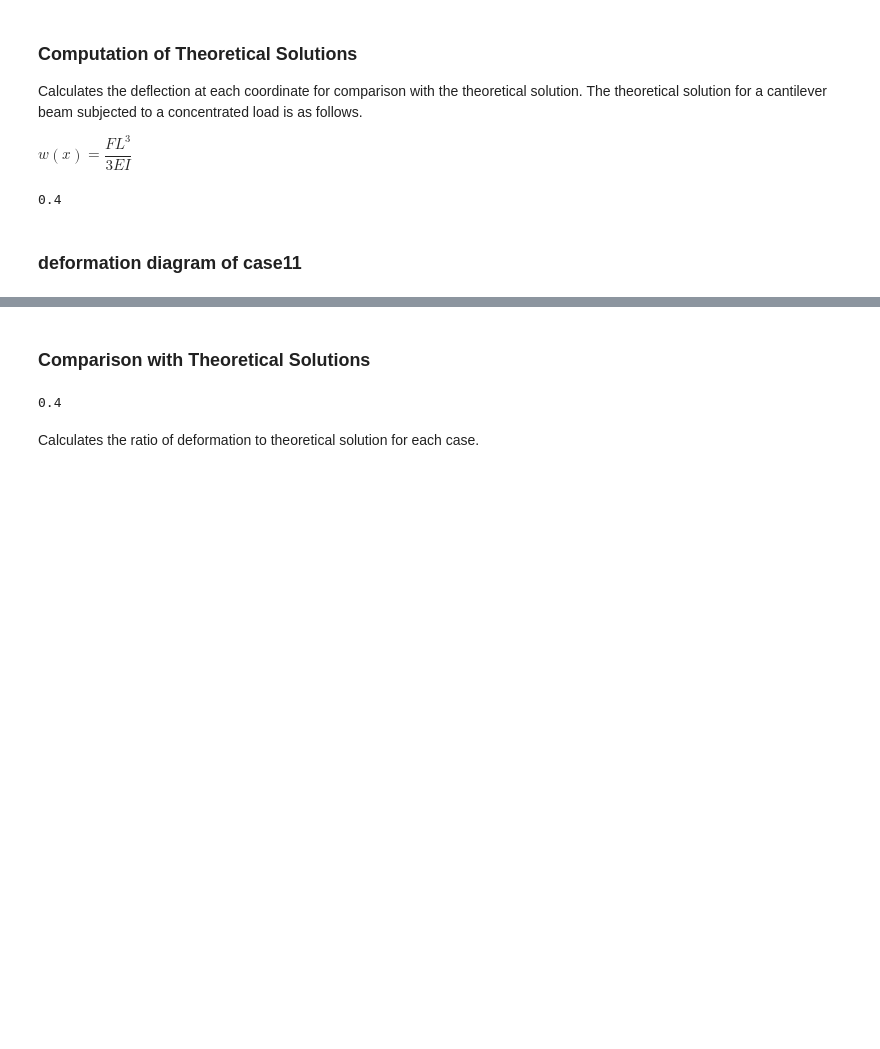
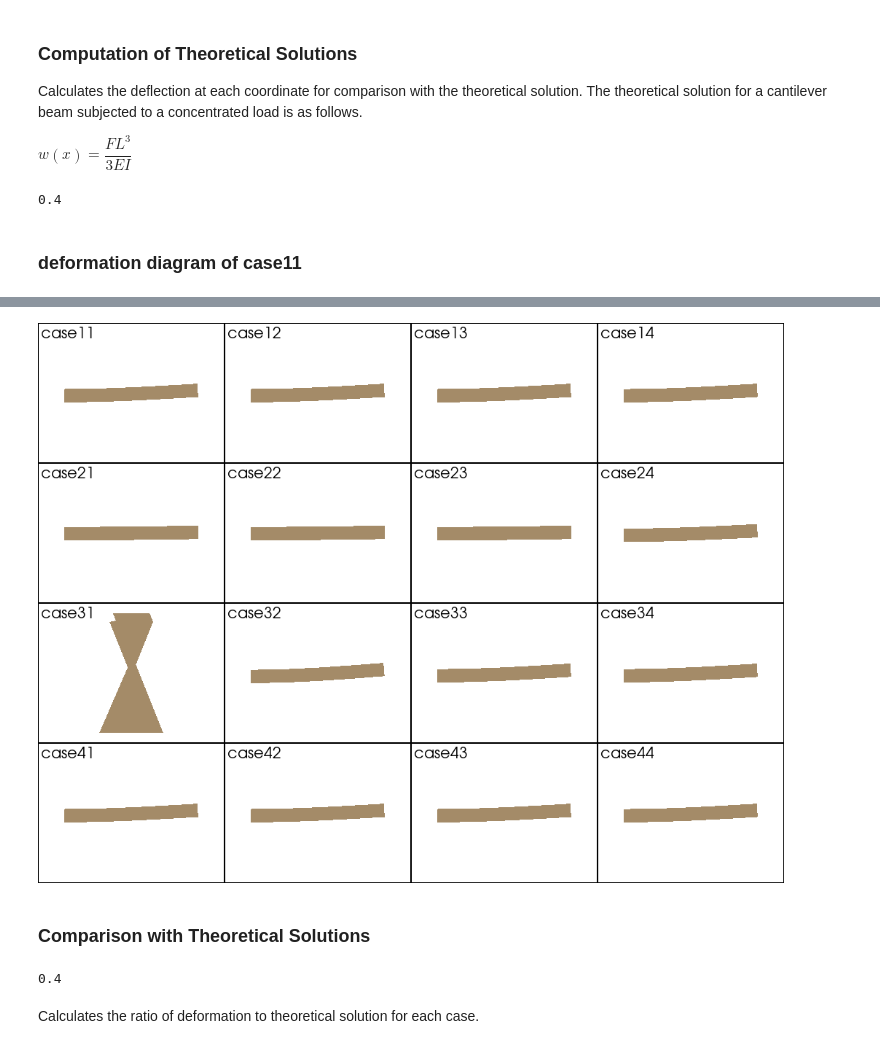
Before and after one commit to tkoyama010/awesome-getfem, a Jupyter notebook: doc/cantilever.ipynb, the cells around one changed output, grey strips where cells are left out. Saved outputs shown, nothing was run; the diff lists cells and outputs as text; code cells hidden in the pictures; blank space fills up the shorter version.

```diff
--- a/doc/cantilever.ipynb
+++ b/doc/cantilever.ipynb
@@ -529,3 +361,91 @@ display_png(Image("u_" + "case44" + ".png"))
+# %%
+import pyvista as pv
+
+p = pv.Plotter(shape=(4, 4))
+
+p.subplot(0, 0)
+mesh = pv.read("u_" + cases[0] + ".vtk")
+p.add_text(cases[0], font_size=10)
+p.add_mesh(mesh.warp_by_vector("u"), color="tan")
+
+p.subplot(0, 1)
+mesh = pv.read("u_" + cases[1] + ".vtk")
+p.add_text(cases[1], font_size=10)
+p.add_mesh(mesh.warp_by_vector("u"), color="tan")
+
+p.subplot(0, 2)
+mesh = pv.read("u_" + cases[2] + ".vtk")
+p.add_text(cases[2], font_size=10)
+p.add_mesh(mesh.warp_by_vector("u"), color="tan")
+
+p.subplot(0, 3)
+mesh = pv.read("u_" + cases[3] + ".vtk")
+p.add_text(cases[3], font_size=10)
+p.add_mesh(mesh.warp_by_vector("u"), color="tan")
+
+p.subplot(1, 0)
+mesh = pv.read("u_" + cases[4] + ".vtk")
+p.add_text(cases[4], font_size=10)
+p.add_mesh(mesh.warp_by_vector("u"), color="tan")
+
+p.subplot(1, 1)
+mesh = pv.read("u_" + cases[5] + ".vtk")
+p.add_text(cases[5], font_size=10)
+p.add_mesh(mesh.warp_by_vector("u"), color="tan")
+
+p.subplot(1, 2)
+mesh = pv.read("u_" + cases[6] + ".vtk")
+p.add_text(cases[6], font_size=10)
+p.add_mesh(mesh.warp_by_vector("u"), color="tan")
+
+p.subplot(1, 3)
+mesh = pv.read("u_" + cases[7] + ".vtk")
+p.add_text(cases[7], font_size=10)
+p.add_mesh(mesh.warp_by_vector("u"), color="tan")
+
+p.subplot(2, 0)
+mesh = pv.read("u_" + cases[8] + ".vtk")
+p.add_text(cases[8], font_size=10)
+p.add_mesh(mesh.warp_by_vector("u"), color="tan")
+
+p.subplot(2, 1)
+mesh = pv.read("u_" + cases[9] + ".vtk")
+p.add_text(cases[9], font_size=10)
+p.add_mesh(mesh.warp_by_vector("u"), color="tan")
+
+p.subplot(2, 2)
+mesh = pv.read("u_" + cases[10] + ".vtk")
+p.add_text(cases[10], font_size=10)
+p.add_mesh(mesh.warp_by_vector("u"), color="tan")
+
+p.subplot(2, 3)
+mesh = pv.read("u_" + cases[11] + ".vtk")
+p.add_text(cases[11], font_size=10)
+p.add_mesh(mesh.warp_by_vector("u"), color="tan")
+
+p.subplot(3, 0)
+mesh = pv.read("u_" + cases[12] + ".vtk")
+p.add_text(cases[12], font_size=10)
+p.add_mesh(mesh.warp_by_vector("u"), color="tan")
+
+p.subplot(3, 1)
+mesh = pv.read("u_" + cases[13] + ".vtk")
+p.add_text(cases[13], font_size=10)
+p.add_mesh(mesh.warp_by_vector("u"), color="tan")
+
+p.subplot(3, 2)
+mesh = pv.read("u_" + cases[14] + ".vtk")
+p.add_text(cases[14], font_size=10)
+p.add_mesh(mesh.warp_by_vector("u"), color="tan")
+
+p.subplot(3, 3)
+mesh = pv.read("u_" + cases[15] + ".vtk")
+p.add_text(cases[15], font_size=10)
+p.add_mesh(mesh.warp_by_vector("u"), color="tan")
+
+p.show(cpos="xy")
+# %% [output]
+[figure, added]
 # %% [markdown]
 ### Comparison with Theoretical Solutions
 # %%
```
Also changed, not shown: parts of 52 cells of this notebook.
